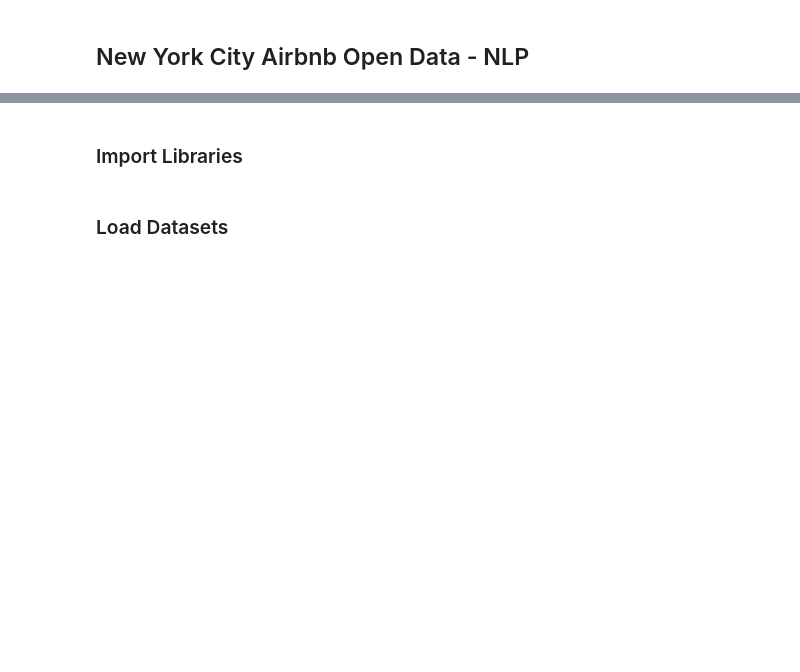
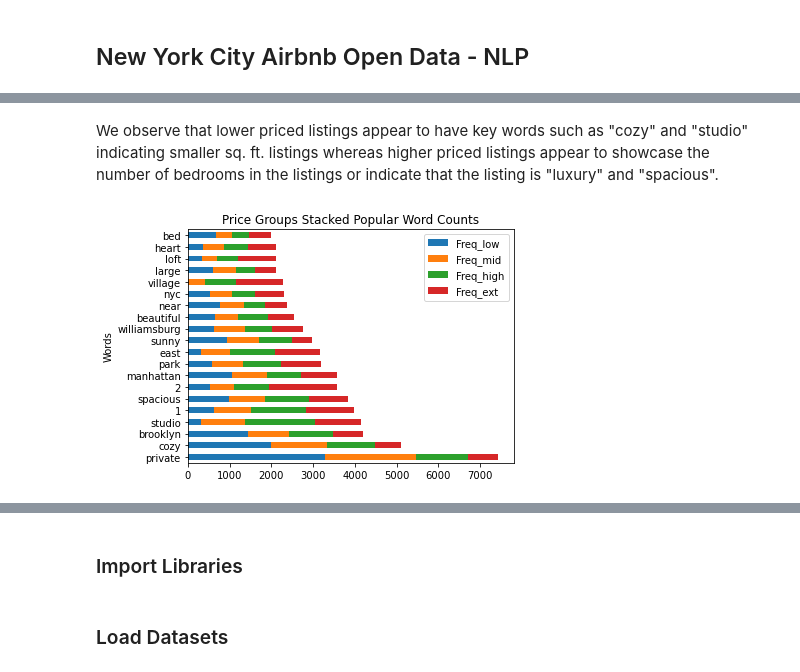
Before and after one commit to Vishnu-Rangiah/Airbnb-Open-Data, a Jupyter notebook: Airbnb-Open-Data-NLP.ipynb, the cells around one changed output, grey strips where cells are left out. Drawn from its saved outputs; the diff is of its cells as text; code cells hidden in the pictures; blank space fills up the shorter version.

```diff
--- a/Airbnb-Open-Data-NLP.ipynb
+++ b/Airbnb-Open-Data-NLP.ipynb
@@ -485,0 +250,45 @@ Want to buy a property using airbnb data which one will bring in the most profit
+# %% [markdown]
+We observe that lower priced listings appear to have key words such as "cozy" and "studio" indicating smaller sq. ft. listings whereas higher priced listings appear to showcase the number of bedrooms in the listings or indicate that the listing is "luxury" and "spacious".
+# %%
+from matplotlib.pyplot import figure
+
+#Price stacked word counts
+
+lowp = names_cp[0].split()
+countlowp = Counter(lowp)
+countlowp50 = countlowp.most_common(50)
+lowpdf = pd.DataFrame(countlowp50, columns =['Words', 'Freq_low'])
+
+midp = names_cp[1].split()
+countmidp = Counter(midp)
+countmidp50 = countmidp.most_common(50)
+midpdf = pd.DataFrame(countmidp50, columns =['Words', 'Freq_mid'])
+
+highp = names_cp[2].split()
+counthighp = Counter(highp)
+counthighp50 = counthighp.most_common(50)
+highpdf = pd.DataFrame(counthighp50, columns =['Words', 'Freq_high'])
+
+extp = names_cp[3].split()
+countextp = Counter(extp)
+countextp50 = countextp.most_common(50)
+extpdf = pd.DataFrame(countextp50, columns =['Words', 'Freq_ext'])
+
+asd1 = pd.merge(lowpdf,midpdf,on='Words',how='outer')
+asd2 = pd.merge(asd1,highpdf,on='Words',how='outer')
+asd3 = pd.merge(asd2,extpdf,on='Words',how='outer')
+
+finaldf = asd3.fillna(0)
+freqsum = finaldf['Freq_low']+finaldf['Freq_mid']+finaldf['Freq_high']+finaldf['Freq_ext']
+finaldf['freq_sum'] = freqsum
+fianldf = finaldf.sort_values(by=['freq_sum'], inplace=True, ascending=False)
+finaldf = finaldf.head(20)
+finaldf = finaldf.set_index('Words')
+finaldf = finaldf.drop(['freq_sum'], axis=1)
+
+finaldf.plot(kind='barh', stacked=True)
+plt.title("Price Groups Stacked Popular Word Counts")
+plt.tight_layout()
+plt.savefig("pgStack.jpg")
+# %% [output]
+[figure, added]
```
Also changed, not shown: parts of 87 cells of this notebook, 11 other files.
